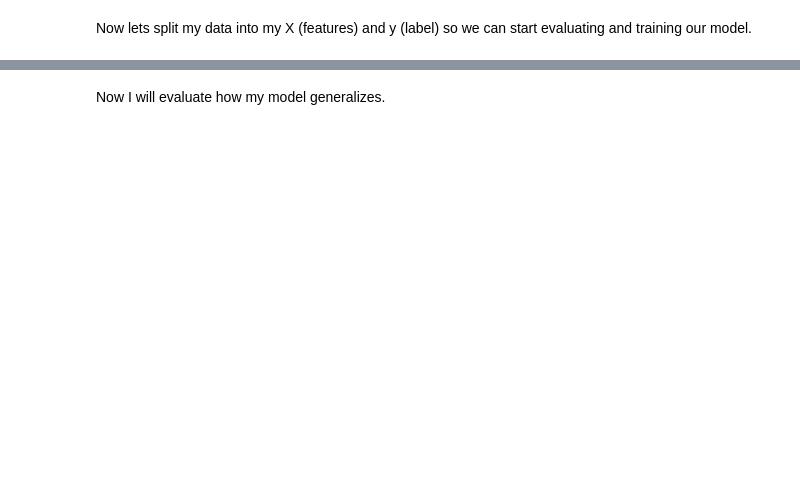
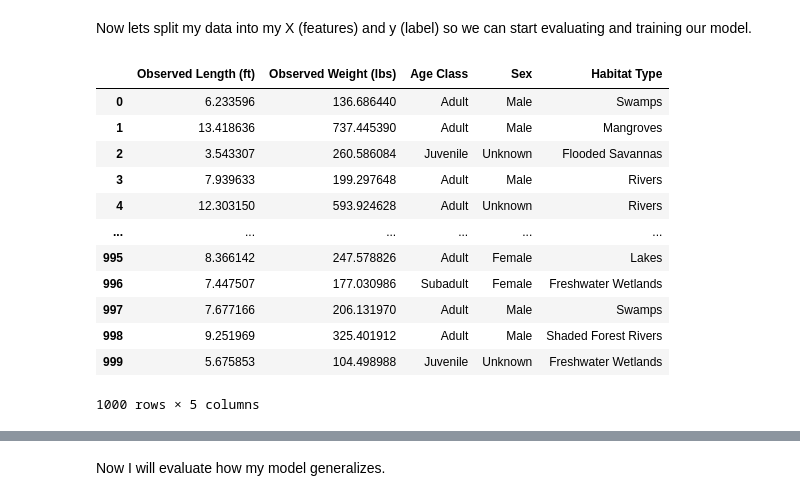
Before and after one commit to adriankUSA/portfolio, a Jupyter notebook: crocodile_classification/classifying_crocodiles.ipynb, the cells around one changed output, grey strips where cells are left out. Saved outputs shown, nothing was run; the diff lists cells and outputs as text; code cells hidden in the pictures; blank space fills up the shorter version.

```diff
--- a/crocodile_classification/classifying_crocodiles.ipynb
+++ b/crocodile_classification/classifying_crocodiles.ipynb
@@ -482,0 +483,16 @@ y = crocodile_data_cleaned["Scientific Name"]
+# %%
+X
+# %% [output]
+|  | Observed Length (ft) | Observed Weight (lbs) | Age Class | Sex | Habitat Type |
+| 0 | 6.233596 | 136.686440 | Adult | Male | Swamps |
+| 1 | 13.418636 | 737.445390 | Adult | Male | Mangroves |
+| 2 | 3.543307 | 260.586084 | Juvenile | Unknown | Flooded Savannas |
+| 3 | 7.939633 | 199.297648 | Adult | Male | Rivers |
+| 4 | 12.303150 | 593.924628 | Adult | Unknown | Rivers |
+| ... | ... | ... | ... | ... | ... |
+| 995 | 8.366142 | 247.578826 | Adult | Female | Lakes |
+| 996 | 7.447507 | 177.030986 | Subadult | Female | Freshwater Wetlands |
+| 997 | 7.677166 | 206.131970 | Adult | Male | Swamps |
+| 998 | 9.251969 | 325.401912 | Adult | Male | Shaded Forest Rivers |
+| 999 | 5.675853 | 104.498988 | Juvenile | Unknown | Freshwater Wetlands |
+1000 rows × 5 columns
```
Also changed, not shown: parts of 22 cells of this notebook.
